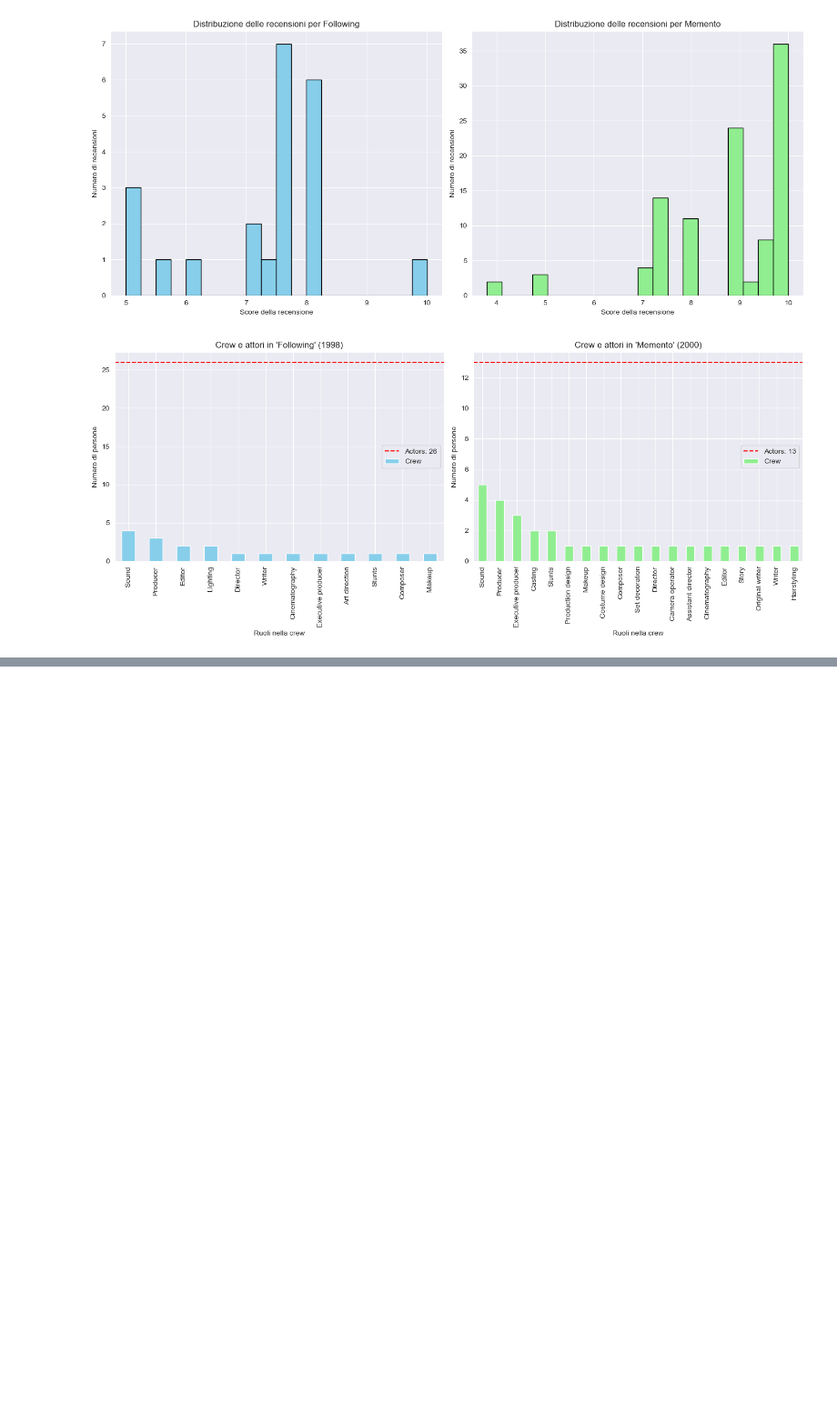
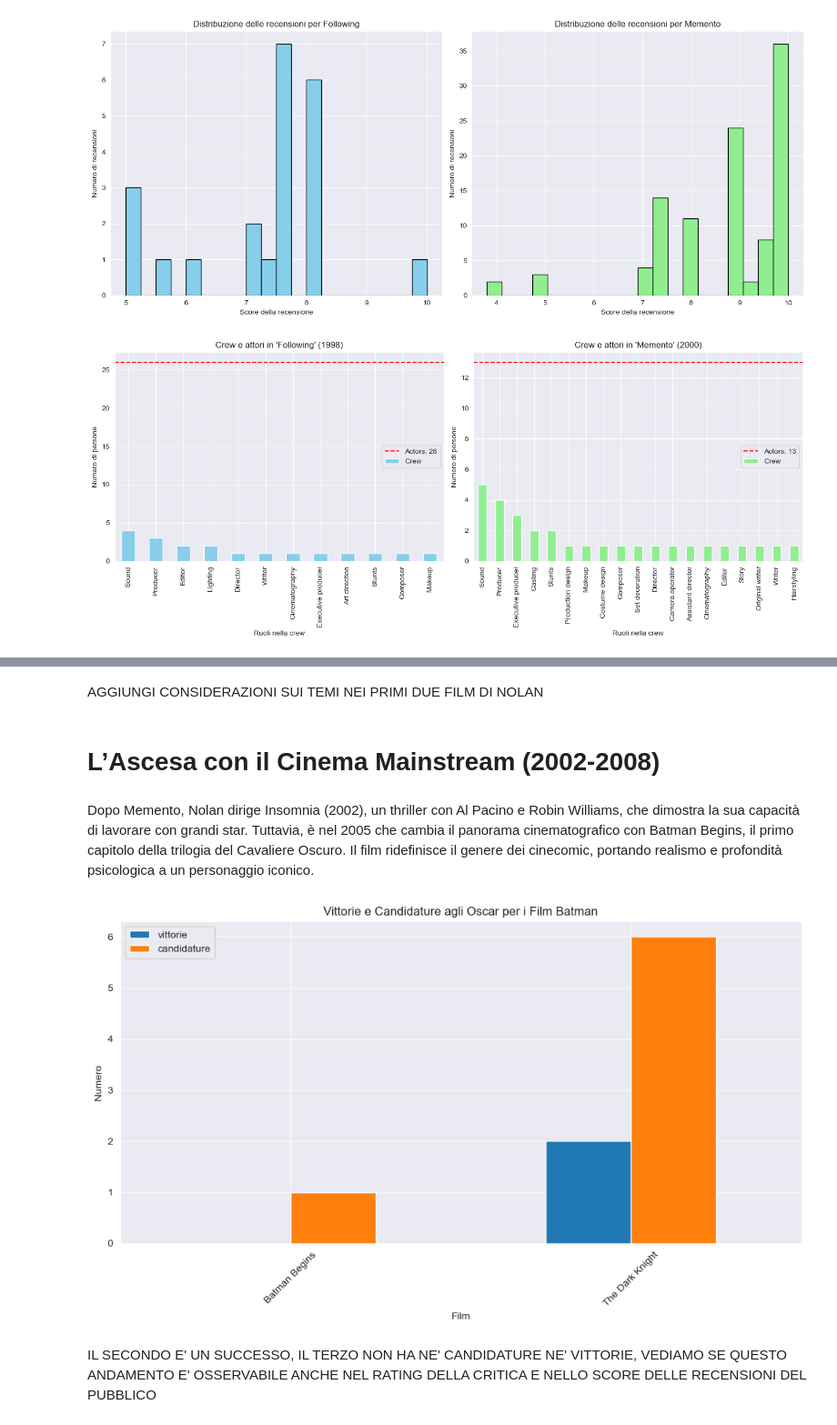
Before and after one commit to DavideGiordano77/MainDirectory, a Jupyter notebook: Solutions/nolan.ipynb, the cells around one changed output, grey strips where cells are left out. Shown at 91% size. Cells and saved outputs as stored; diff of their text form; code cells hidden in the pictures; blank space fills up the shorter version.

```diff
--- a/Solutions/nolan.ipynb
+++ b/Solutions/nolan.ipynb
@@ -142,0 +182,36 @@ CONSIDERAZIONI SU QUESTI CONFRONTI
+# %% [markdown]
+AGGIUNGI CONSIDERAZIONI SUI TEMI NEI PRIMI DUE FILM DI NOLAN
+# %% [markdown]
+# L’Ascesa con il Cinema Mainstream (2002-2008)
+# %% [markdown]
+Dopo Memento, Nolan dirige Insomnia (2002), un thriller con Al Pacino e Robin Williams, che dimostra la sua capacità di lavorare con grandi star. Tuttavia, è nel 2005 che cambia il panorama cinematografico con Batman Begins, il primo capitolo della trilogia del Cavaliere Oscuro. Il film ridefinisce il genere dei cinecomic, portando realismo e profondità psicologica a un personaggio iconico.
+# %%
+# Filtrare i film desiderati
+films = ['Batman Begins', 'The Dark Knight', 'The Dark Knight Rises']
+df_oscar_filtered = oscar_awards[oscar_awards['film'].isin(films)].copy()  # Creare una copia per evitare il SettingWithCopyWarning
+
+# Creare una colonna per indicare se il film ha vinto
+df_oscar_filtered.loc[:, 'vittoria'] = df_oscar_filtered['winner'].apply(lambda x: 1 if x else 0)
+
+# Raggruppare per film e contare vittorie e candidature
+df_oscar_counts = df_oscar_filtered.groupby('film').agg(
+    vittorie=('vittoria', 'sum'),
+    candidature=('vittoria', lambda x: len(x) - x.sum())
+).reset_index()
+
+# Plot del grafico
+df_oscar_counts.set_index('film')[['vittorie', 'candidature']].plot(kind='bar', stacked=False, figsize=(10, 6))
+
+# Aggiungere etichette e titolo
+plt.title('Vittorie e Candidature agli Oscar per i Film Batman')
+plt.xlabel('Film')
+plt.ylabel('Numero')
+plt.xticks(rotation=45)
+plt.tight_layout()
+
+# Mostrare il grafico
+plt.show()
+# %% [output]
+[figure, added]
+# %% [markdown]
+IL SECONDO E' UN SUCCESSO, IL TERZO NON HA NE' CANDIDATURE NE' VITTORIE, VEDIAMO SE QUESTO ANDAMENTO E' OSSERVABILE ANCHE NEL RATING DELLA CRITICA E NELLO SCORE DELLE RECENSIONI DEL PUBBLICO
```
Also changed, not shown: parts of 2 cells of this notebook.
